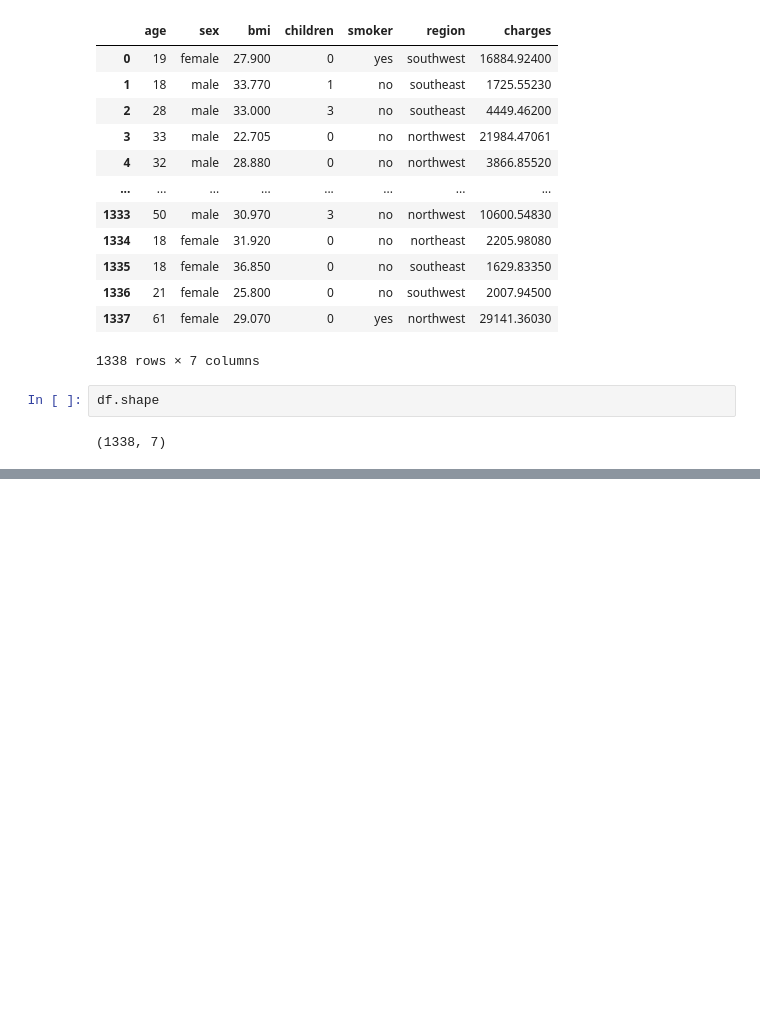
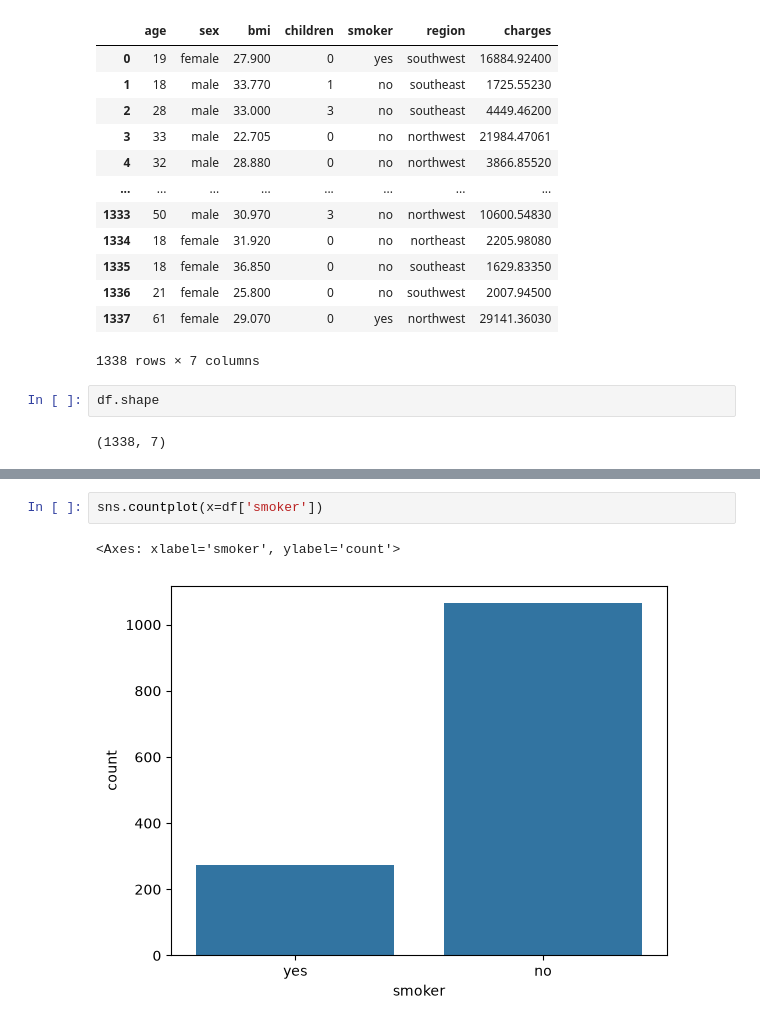
Before and after one commit to Imdhruvkumar/machine-learning-ML-, a Jupyter notebook: mlproject/practice.ipynb, the cells around one changed output, grey strips where cells are left out. Drawn from its saved outputs; the diff is of its cells as text; blank space fills up the shorter version.

```diff
--- a/mlproject/practice.ipynb
+++ b/mlproject/practice.ipynb
@@ -32,0 +123,5 @@ df.shape
+# %%
+sns.countplot(x=df['smoker'])
+# %% [output]
+<Axes: xlabel='smoker', ylabel='count'>
+[figure, added]
```
Also changed, not shown: parts of 37 cells of this notebook.
